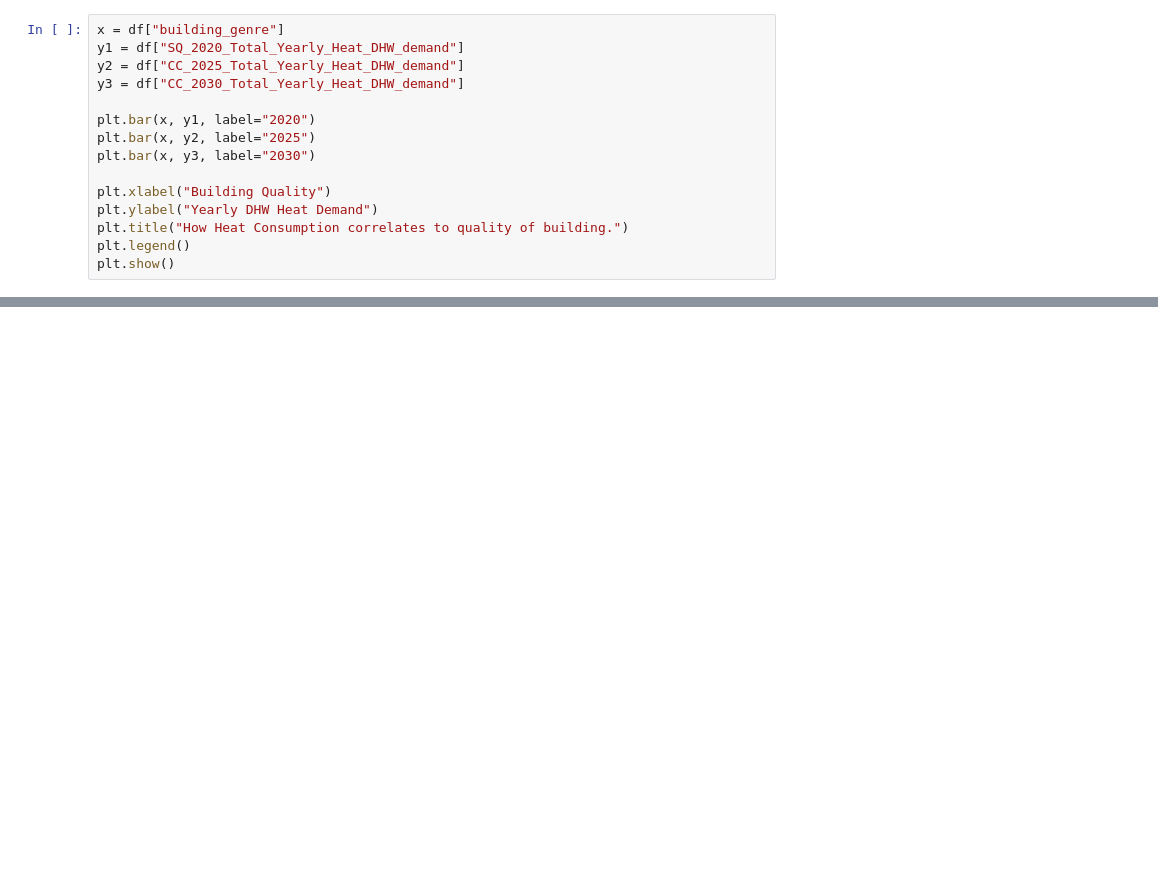
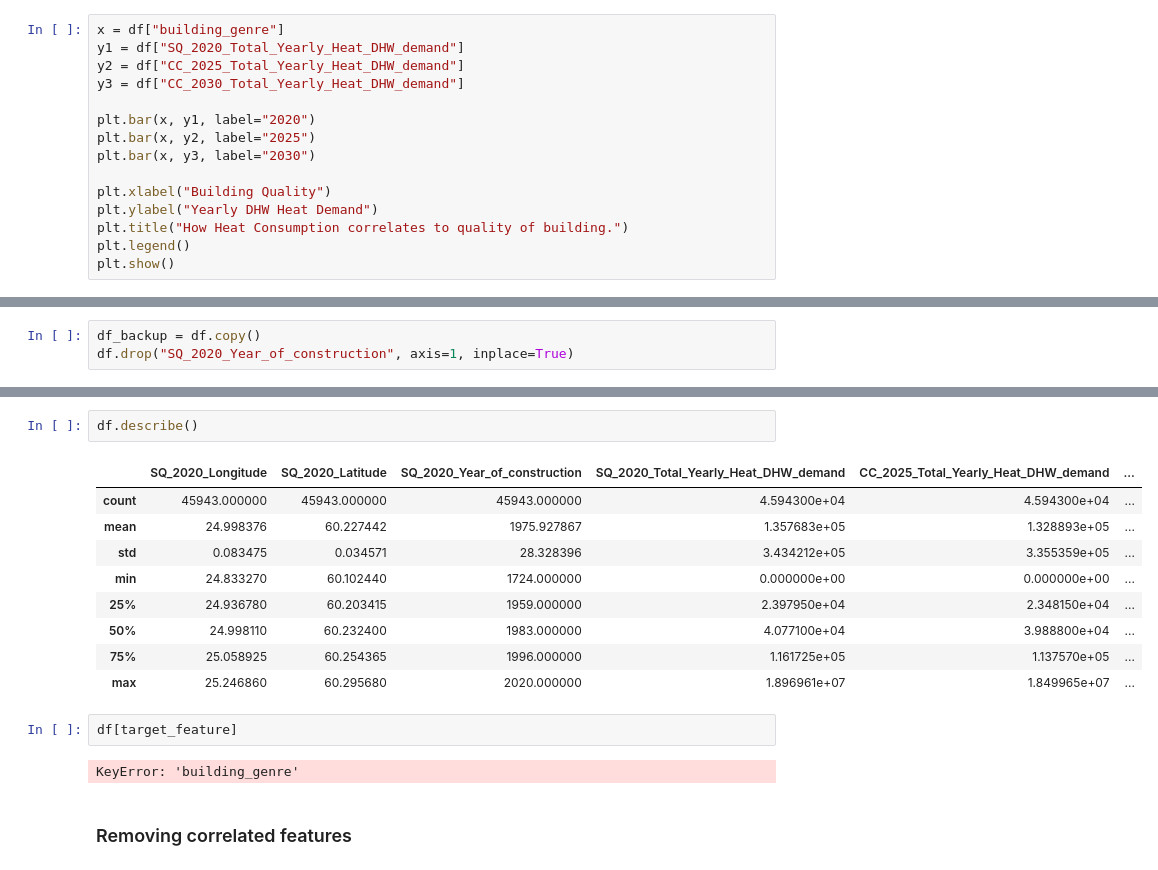
Before and after one commit to abj-paul/Data-Science, a Jupyter notebook: Building Price Dataset.ipynb, the cells around one changed output, grey strips where cells are left out. Cells and saved outputs as stored; diff of their text form; blank space fills up the shorter version.

```diff
--- a/Building Price Dataset.ipynb
+++ b/Building Price Dataset.ipynb
@@ -438,0 +367,3 @@ Trimming and capping 'SQ_2020_Total_Yearly_Heat_DHW_demand'
+# %%
+df_backup = df.copy()
+df.drop("SQ_2020_Year_of_construction", axis=1, inplace=True)
@@ -438,0 +456,18 @@ Trimming and capping 'SQ_2020_Total_Yearly_Heat_DHW_demand'
+# %%
+df.describe()
+# %% [output]
+|  | SQ_2020_Longitude | SQ_2020_Latitude | SQ_2020_Year_of_construction | SQ_2020_Total_Yearly_Heat_DHW_demand | CC_2025_Total_Yearly_Heat_DHW_demand | ... |
+| count | 45943.000000 | 45943.000000 | 45943.000000 | 4.594300e+04 | 4.594300e+04 | ... |
+| mean | 24.998376 | 60.227442 | 1975.927867 | 1.357683e+05 | 1.328893e+05 | ... |
+| std | 0.083475 | 0.034571 | 28.328396 | 3.434212e+05 | 3.355359e+05 | ... |
+| min | 24.833270 | 60.102440 | 1724.000000 | 0.000000e+00 | 0.000000e+00 | ... |
+| 25% | 24.936780 | 60.203415 | 1959.000000 | 2.397950e+04 | 2.348150e+04 | ... |
+| 50% | 24.998110 | 60.232400 | 1983.000000 | 4.077100e+04 | 3.988800e+04 | ... |
+| 75% | 25.058925 | 60.254365 | 1996.000000 | 1.161725e+05 | 1.137570e+05 | ... |
+| max | 25.246860 | 60.295680 | 2020.000000 | 1.896961e+07 | 1.849965e+07 | ... |
+# %%
+df[target_feature]
+# %% [output]
+KeyError: 'building_genre'
+# %% [markdown]
+### Removing correlated features
```
Also changed, not shown: parts of 44 cells of this notebook.
